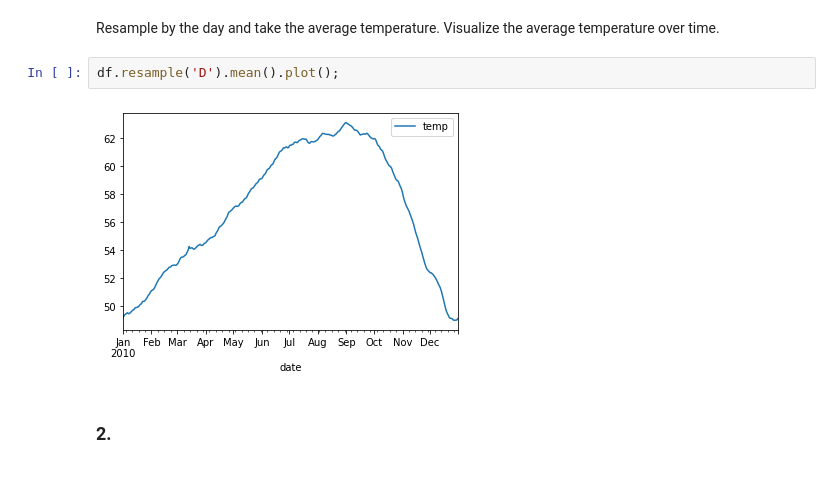
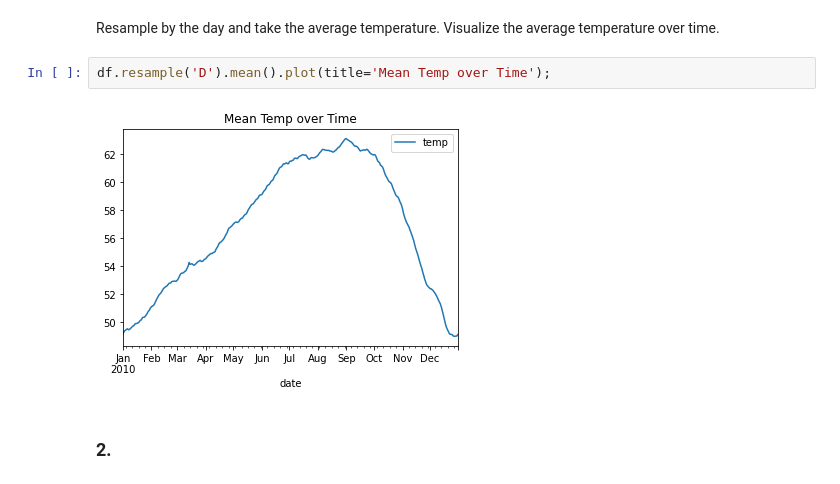
Before and after one commit to adam-talbot/time-series-exercises, a Jupyter notebook: time_series_data_exercises.ipynb, the cells around one changed output. Drawn from its saved outputs; the diff is of its cells as text.

```diff
--- a/time_series_data_exercises.ipynb
+++ b/time_series_data_exercises.ipynb
@@ -57,9 +58,9 @@ df.plot();
 # %% [markdown]
 Resample by the day and take the average temperature. Visualize the average temperature over time.
 # %%
-df.resample('D').mean().plot();
+df.resample('D').mean().plot(title='Mean Temp over Time');
 # %% [output]
-[figure, old version]
+[figure, new version]
 # %% [markdown]
 ### 2.
 # %% [markdown]
```
Also changed, not shown: parts of 13 cells of this notebook.
